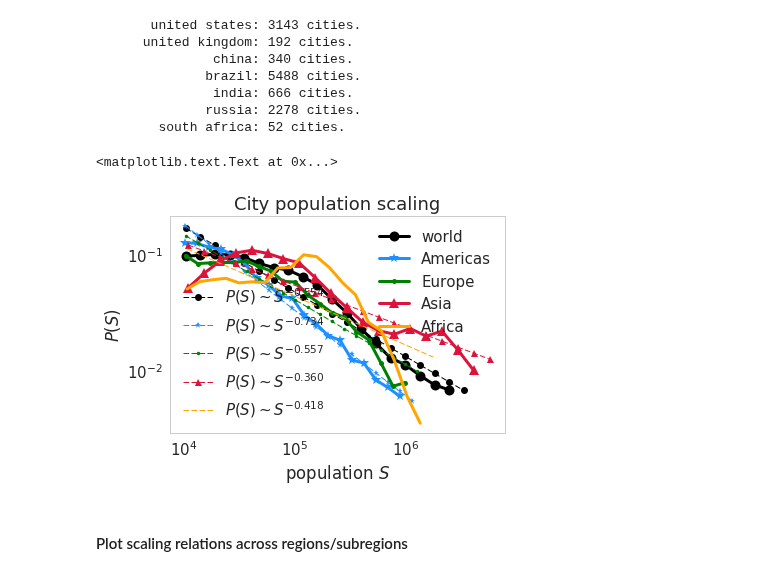
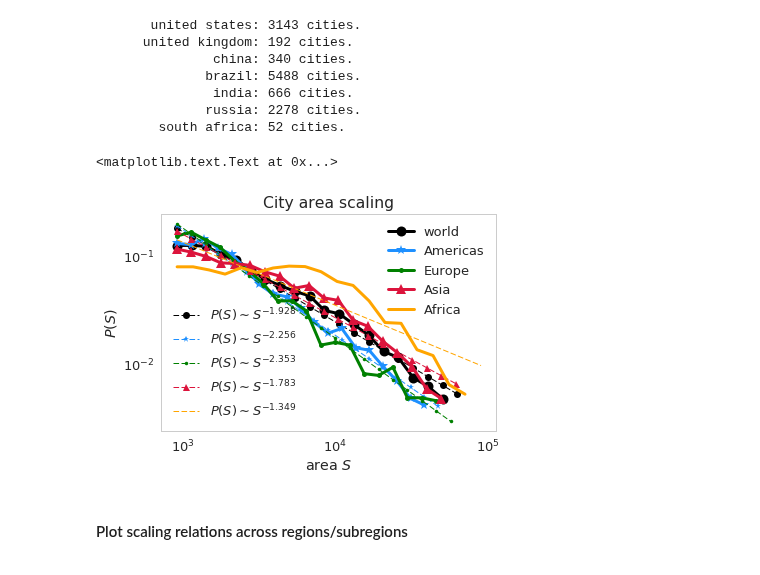
Before and after one commit to adrianalbert/urbanization-patterns, a Jupyter notebook: data-preprocessing/create world cities dataset.ipynb, the cells around one changed output. Drawn from its saved outputs; the diff is of its cells as text; code cells hidden in the pictures.

Commit message:
paper figures

```diff
--- a/data-preprocessing/create world cities dataset.ipynb
+++ b/data-preprocessing/create world cities dataset.ipynb
@@ -235,6 +215,8 @@ cities_gdf.drop('location',1).to_file(driver = 'ESRI Shapefile',
 cities_gdf[cities_gdf['population']>10000].to_csv(outPath + "cities_over_10kpop.csv")
 cities_gdf.drop('location',1).to_file(driver = 'ESRI Shapefile',
                                       filename=outPath + "boundaries/cities_over_10kpop.shp")
+# %%
+cities_gdf = gpd.read_file(outPath + "boundaries/all_cities.shp")
 # %% [markdown]
 # Basic validation analysis
 # %%
@@ -308,7 +283,7 @@ def compute_loglog_fit(cur_var):
     a, b, R, p, s = stats.linregress(np.log10(bins[:-1]), np.log10(prob_bins))
     prob_fit = b + a * np.log10(bins)
     prob_fit = np.power(10, prob_fit)
-    return (bins, prob_bins), (prob_fit, a, p, s)
+    return (bins, prob_bins), (prob_fit, a*np.log(10), p, s)
 # %%
 mycountries = ['united states', 'united kingdom',
                'china', 'brazil', 'india', 'russia', 'south africa']
@@ -324,8 +299,8 @@ for c in mycountries:
               russia: 2278 cities.
         south africa: 52 cities.
 # %%
-t = 10000
-field = 'population'
+t = 900
+field = 'area'
 # region='country'
 region='region'
 
@@ -342,36 +317,38 @@ mycountries_sel = ['Americas', 'Europe', 'Asia', 'Africa']
 # mycountries_sel = ['united kingdom', 'china', 'india']
 colors = ["dodgerblue", "green", "crimson", "orange"]
 markers= ["*", '.', '^', '+']
+
+sns.set_context("notebook", font_scale=1.3)
 
 data_legend = [d]
 fits_legend = [f]
 for c,color,marker in zip(mycountries_sel, colors, markers):
     cur_gdf  = cities_gdf[cities_gdf[region]==c]
     cur_pop  = cur_gdf[field].values
 
     cur_var = cur_pop[cur_pop>t].copy()
 
     (bins, prob_bins), (prob_fit, a, p, s) = compute_loglog_fit(cur_var)
 
     d, = plt.loglog(bins[:-1], prob_bins, marker=marker, lw=3, markersize=10, label=c, color=color)
     plt.xlabel("%s $S$" % field)
     plt.ylabel("$P(S)$")
     data_legend += [d]
     f, = plt.loglog(bins, prob_fit, label="$P(S)\sim S^{%2.3f}$"%(a), lw=1, linestyle="--", color=color, marker=marker)
     fits_legend += [f]
 
 data_legend = plt.legend(handles=data_legend, loc=1) #bbox_to_anchor=(1.52, 0.55))
 # Add the legend manually to the current Axes.
 ax = plt.gca().add_artist(data_legend)
 
 # Create another legend for the second line.
-plt.legend(handles=fits_legend, loc="best")# bbox_to_anchor=(1.48, 1.05))
+plt.legend(handles=fits_legend, loc=3)# bbox_to_anchor=(1.48, 1.05))
 
 # plt.legend(loc="best", ncol=2)
 plt.title("City %s scaling" % field)
 # %% [output]
 <matplotlib.text.Text at 0x...>
-[figure, old version]
+[figure, new version]
 # %% [markdown]
 #### Plot scaling relations across regions/subregions
 # %%
```
Also changed, not shown: parts of 20 cells of this notebook, 44 other files.
